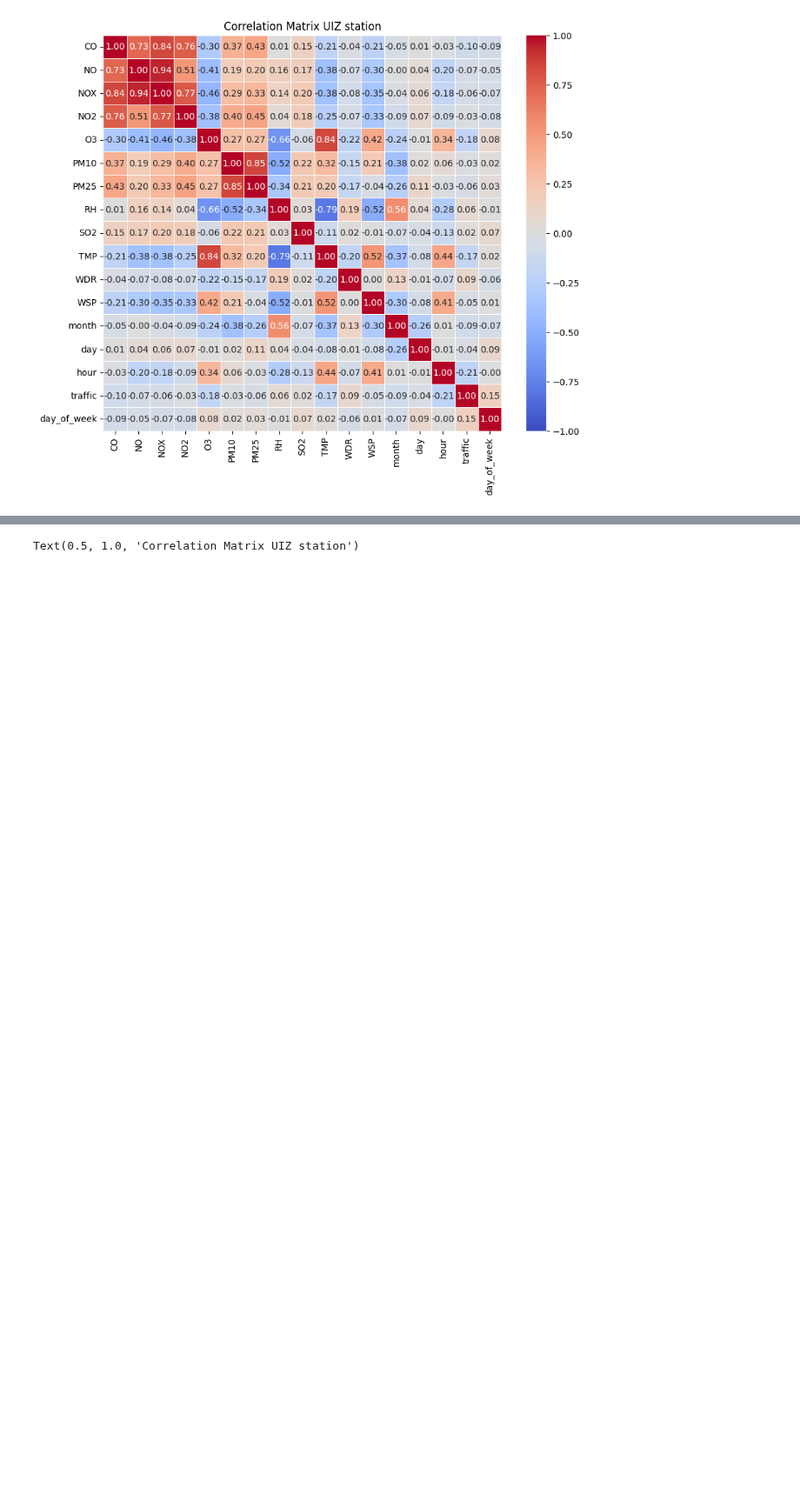
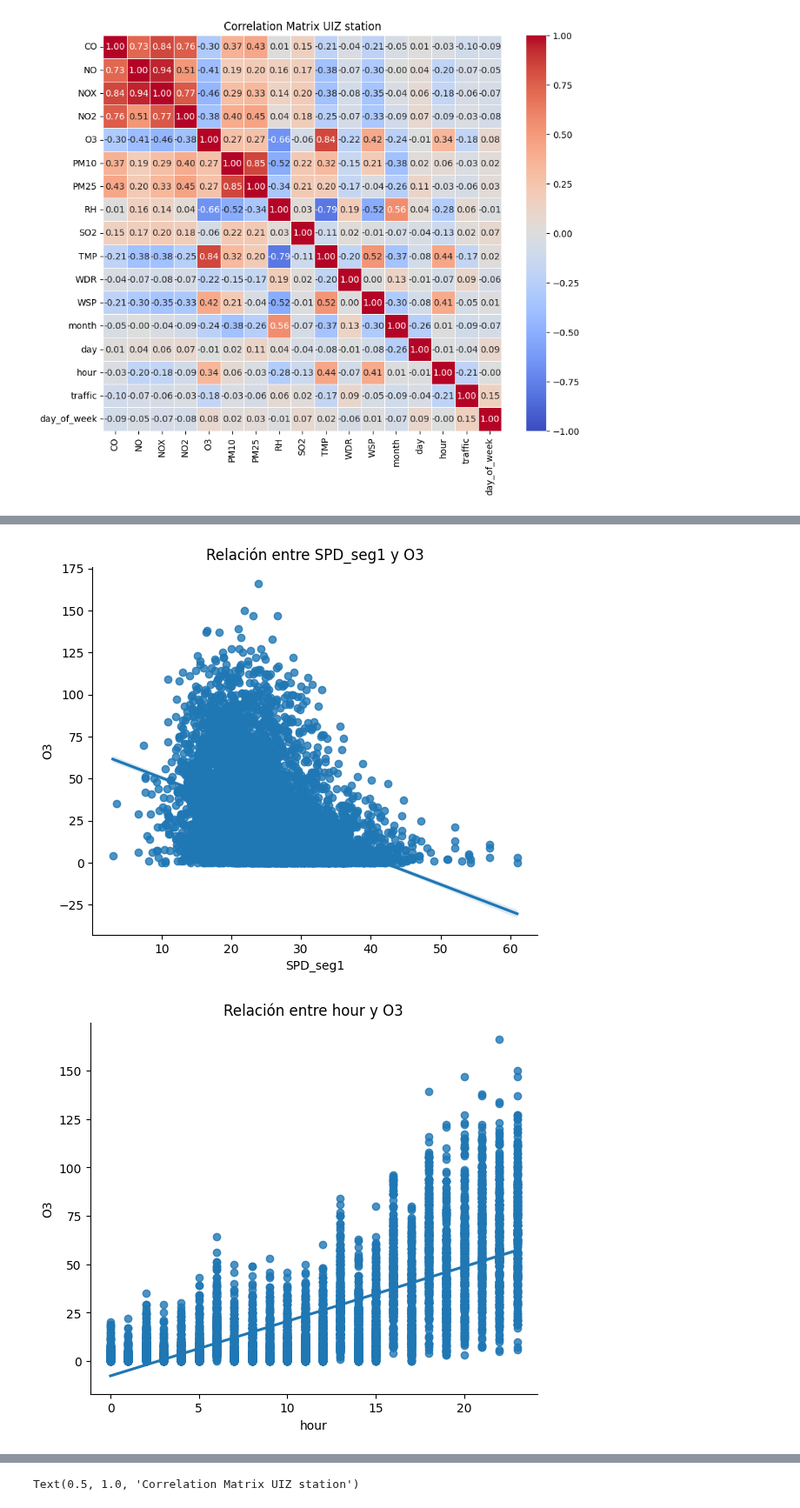
Before and after one commit to vlegaria/air_pollution, a Jupyter notebook: graficas/correlation.ipynb, the cells around one changed output, grey strips where cells are left out. Shown at 87% size. Cells and saved outputs as stored; diff of their text form; code cells hidden in the pictures; blank space fills up the shorter version.

```diff
--- a/graficas/correlation.ipynb
+++ b/graficas/correlation.ipynb
@@ -252,0 +324,19 @@ def plot_values(df_bymonth, df_byhour, varXmonth, varXhour):
+# %%
+
+from scipy.stats import pearsonr, spearmanr
+num_df = df.select_dtypes(include='number')
+
+# Calculamos la matriz de correlación de Pearson
+corr_matrix = num_df.corr(method='pearson')
+
+# Visualizamos scatter si corr > 0.8 o < -0.8
+high_corr_pairs = [(i, j) for i in corr_matrix.columns for j in corr_matrix.columns
+                   if i != j and abs(corr_matrix.loc[i, j]) > 0.8]
+high_corr_pairs = [("SPD_seg1","O3"), ("hour","O3")]
+for var1, var2 in high_corr_pairs:
+    sns.lmplot(data=df, x=var1, y=var2, height=5, aspect=1.2)
+    plt.title(f'Relación entre {var1} y {var2}')
+    plt.show()
+# %% [output]
+[figure, added]
+[figure, added]
```
Also changed, not shown: parts of 12 cells of this notebook, 5 other files.
